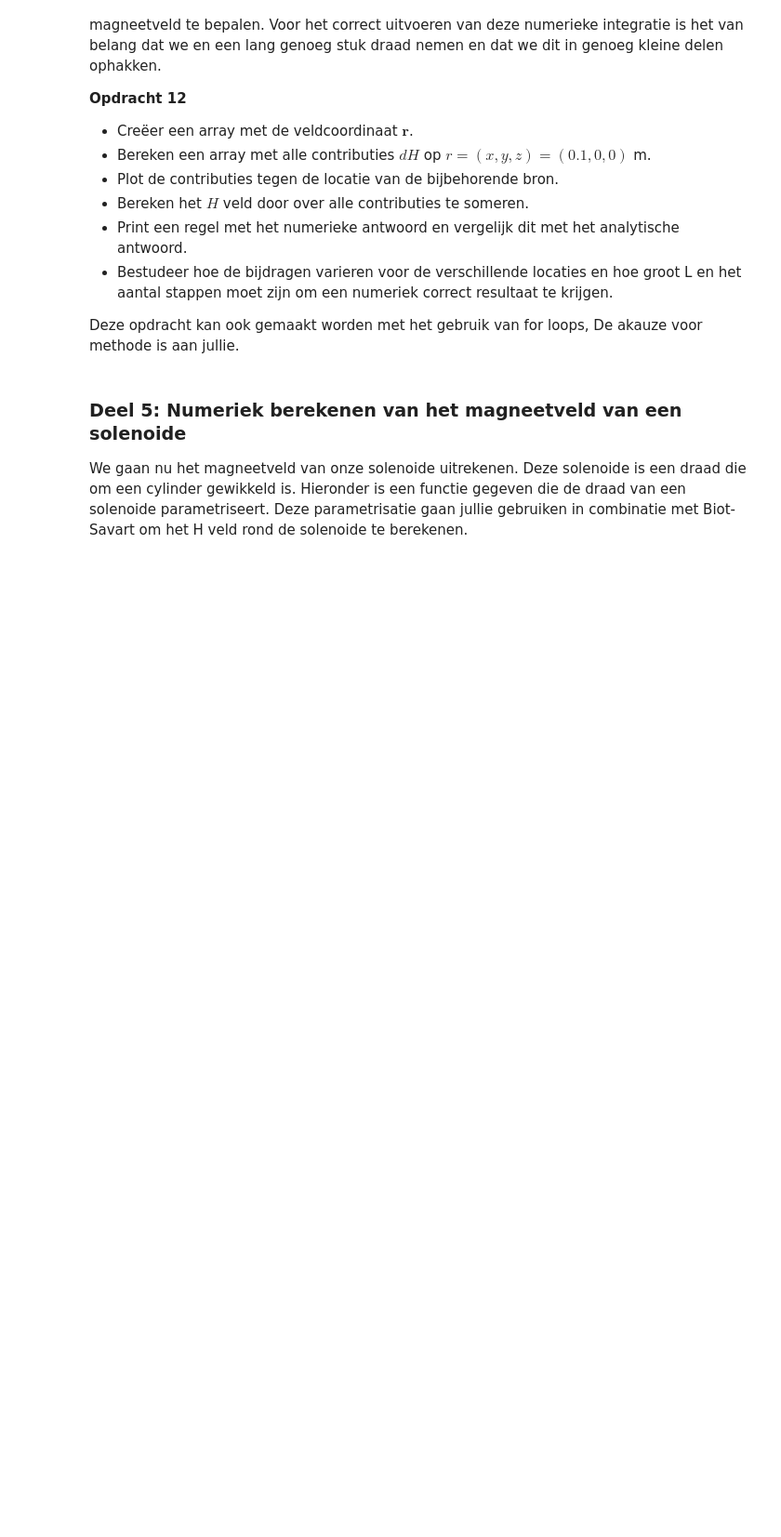
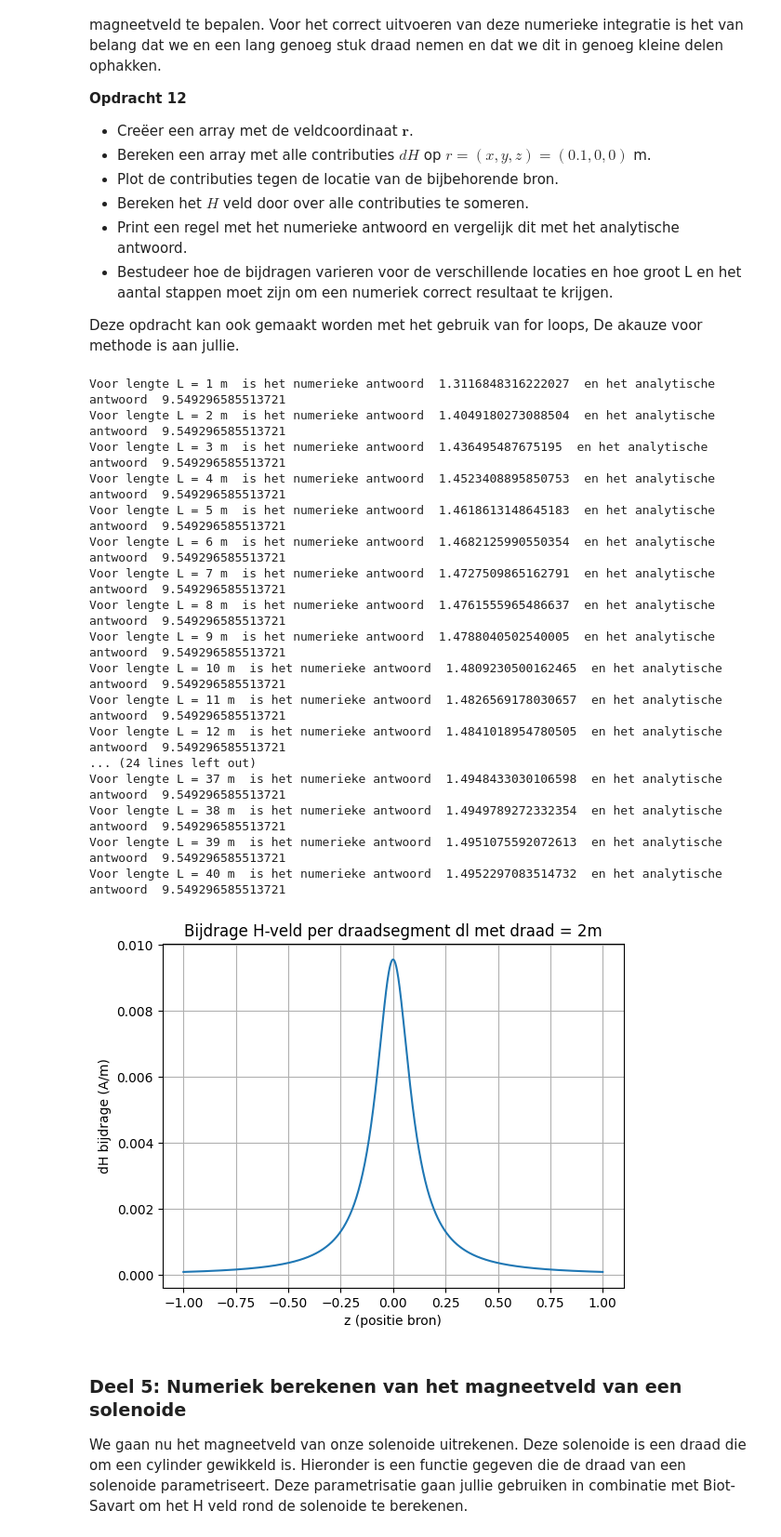
Before and after one commit to JSlootsTUD/opdrachten-DEF-D-Justin, a Jupyter notebook: DigitaleOntwerpopdrachten/2KrachtactuatorOpdracht/2KrachtactuatorOpdracht/KrachtactuatorOpdracht.ipynb, the cells around one changed output. Shown at 93% size. Saved outputs shown, nothing was run; the diff lists cells and outputs as text; code cells hidden in the pictures; blank space fills up the shorter version.

```diff
--- a/DigitaleOntwerpopdrachten/2KrachtactuatorOpdracht/2KrachtactuatorOpdracht/KrachtactuatorOpdracht.ipynb
+++ b/DigitaleOntwerpopdrachten/2KrachtactuatorOpdracht/2KrachtactuatorOpdracht/KrachtactuatorOpdracht.ipynb
@@ -334,9 +332,69 @@ Nu gaan we met behulp van de numerieke implementatie van de wet van Biot-Savart
 
 Deze opdracht kan ook gemaakt worden met het gebruik van for loops, De akauze voor methode is aan jullie.
 # %%
-###
-###Jullie code hier###
-###
+N = 1000 # aantal stukken
+
+r_field = np.array([0.1, 0, 0]) #positie waar we het veld willen bepalen
+r_source = np.array([0, 0, 0]) #positie van de bron
+
+L_waarden = np.linspace(1,40,40)
+
+for L in L_waarden:
+
+    z = np.linspace(-L/2, L/2, N)
+    dz = z[1] - z[0]
+    dl = np.array([0, 0, dz])
+
+    dH_list = []
+
+    for zi in z:
+        r_source = np.array([0, 0, zi])
+        dH = field_current_element(r_field, r_source, dl)
+        dH_list.append(dH)
+
+    dH_array = np.array(dH_list)
+    H_total = np.sum(dH_array, axis=0)
+    analytical = I / (2 * np.pi * 0.1)
+    print("Voor lengte L =", int(L), "m", " is het numerieke antwoord ", H_total[1], " en het analytische antwoord ", analytical)
+
+
+
+z = np.linspace(-1,1,N)
+dz = z[1] - z[0]
+dl = np.array([0, 0, dz])
+dH_list = []
+for zi in z:
+    r_source = np.array([0, 0, zi])
+    dH = field_current_element(r_field, r_source, dl)
+    dH_list.append(dH)
+dH_array = np.array(dH_list)
+
+plt.figure()
+plt.plot(z, dH_array[:, 1])
+plt.xlabel("z (positie bron)")
+plt.ylabel("dH bijdrage (A/m)")
+plt.title("Bijdrage H-veld per draadsegment dl met draad = 2m")
+plt.grid()
+plt.show()
+# %% [output]
+Voor lengte L = 1 m  is het numerieke antwoord  1.3116848316222027  en het analytische antwoord  9.549296585513721
+Voor lengte L = 2 m  is het numerieke antwoord  1.4049180273088504  en het analytische antwoord  9.549296585513721
+Voor lengte L = 3 m  is het numerieke antwoord  1.436495487675195  en het analytische antwoord  9.549296585513721
+Voor lengte L = 4 m  is het numerieke antwoord  1.4523408895850753  en het analytische antwoord  9.549296585513721
+Voor lengte L = 5 m  is het numerieke antwoord  1.4618613148645183  en het analytische antwoord  9.549296585513721
+Voor lengte L = 6 m  is het numerieke antwoord  1.4682125990550354  en het analytische antwoord  9.549296585513721
+Voor lengte L = 7 m  is het numerieke antwoord  1.4727509865162791  en het analytische antwoord  9.549296585513721
+Voor lengte L = 8 m  is het numerieke antwoord  1.4761555965486637  en het analytische antwoord  9.549296585513721
+Voor lengte L = 9 m  is het numerieke antwoord  1.4788040502540005  en het analytische antwoord  9.549296585513721
+Voor lengte L = 10 m  is het numerieke antwoord  1.4809230500162465  en het analytische antwoord  9.549296585513721
+Voor lengte L = 11 m  is het numerieke antwoord  1.4826569178030657  en het analytische antwoord  9.549296585513721
+Voor lengte L = 12 m  is het numerieke antwoord  1.4841018954780505  en het analytische antwoord  9.549296585513721
+... (24 lines left out)
+Voor lengte L = 37 m  is het numerieke antwoord  1.4948433030106598  en het analytische antwoord  9.549296585513721
+Voor lengte L = 38 m  is het numerieke antwoord  1.4949789272332354  en het analytische antwoord  9.549296585513721
+Voor lengte L = 39 m  is het numerieke antwoord  1.4951075592072613  en het analytische antwoord  9.549296585513721
+Voor lengte L = 40 m  is het numerieke antwoord  1.4952297083514732  en het analytische antwoord  9.549296585513721
+[figure, added]
 # %% [markdown]
 ### Deel 5: Numeriek berekenen van het magneetveld van een solenoide
 
```
Also changed, not shown: parts of 15 cells of this notebook, 4 other files.
